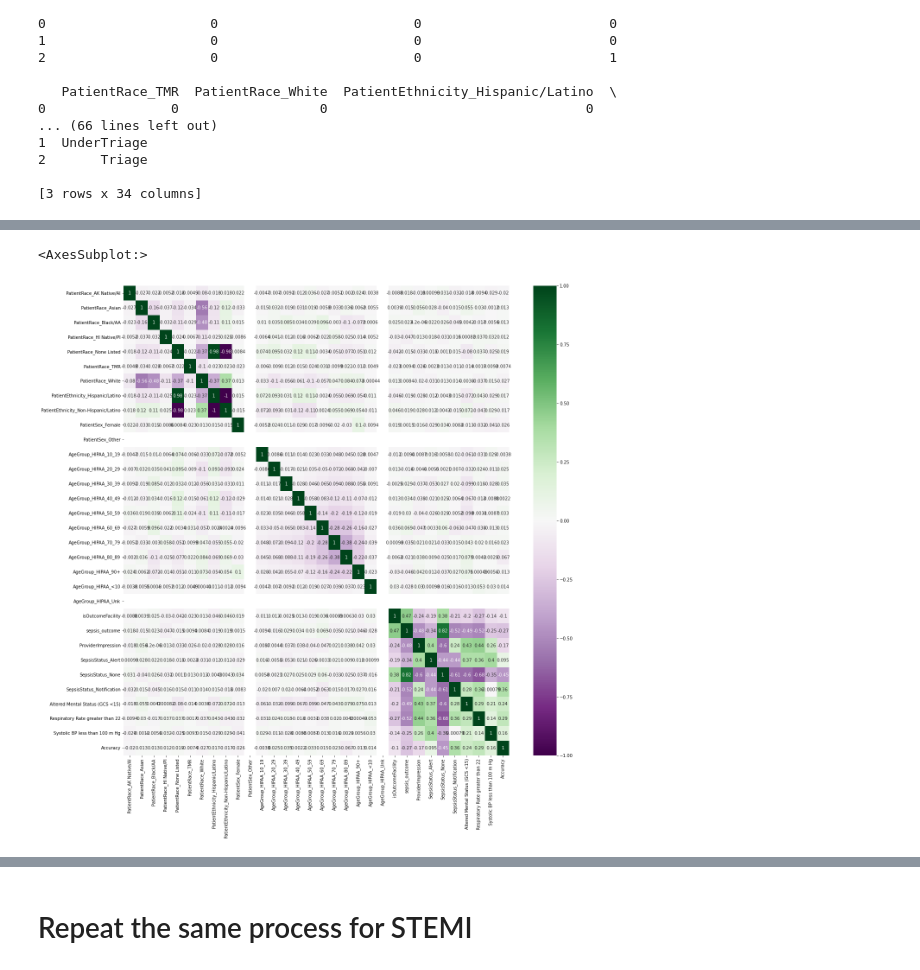
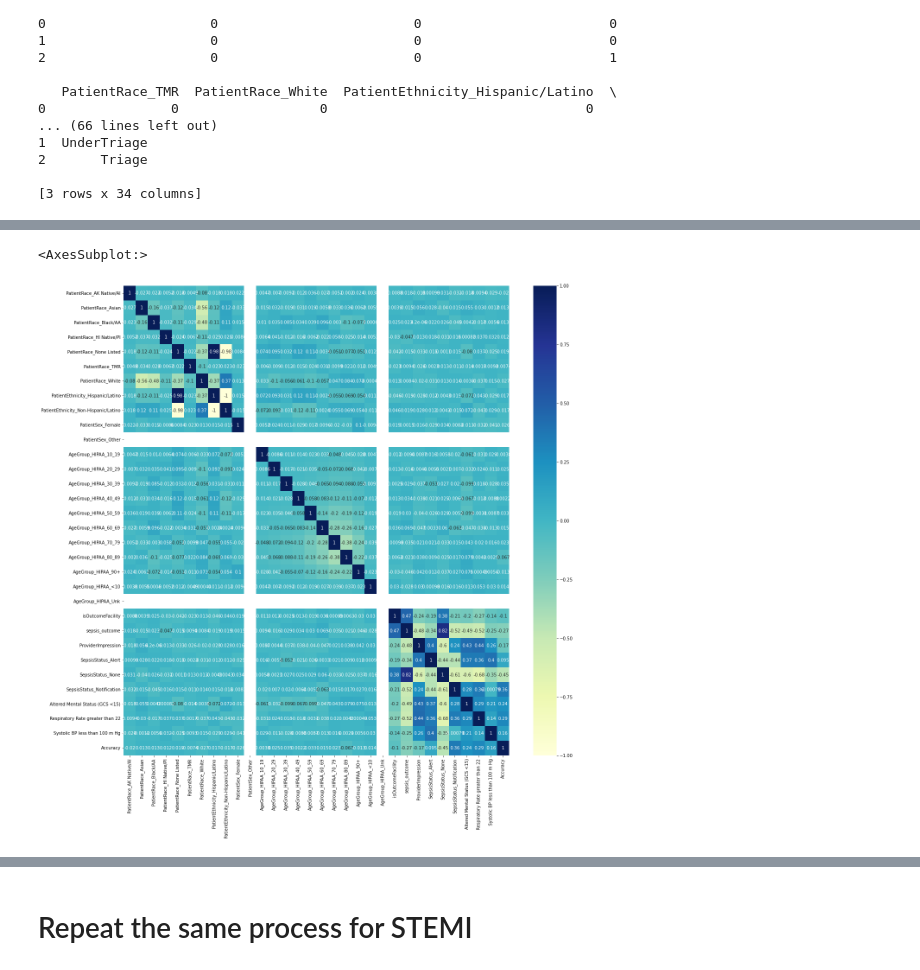
Before and after one commit to blesssong2020/Fairfax-Consultants---Summer2022-DEAN690, a Jupyter notebook: FFConsultants.ipynb, the cells around one changed output, grey strips where cells are left out. Cells and saved outputs as stored; diff of their text form; code cells hidden in the pictures.

```diff
--- a/FFConsultants.ipynb
+++ b/FFConsultants.ipynb
@@ -867,9 +843,9 @@ memory usage: 175.1+ KB
 # %%
 #https://medium.com/@szabo.bibor/how-to-create-a-seaborn-correlation-heatmap-in-python-834c0686b88e
 #Checking the correlations among attributes.
 
 plt.figure(figsize=(20,20))
-sns.heatmap(PdmSEPSIS.corr(),cbar=True,annot=True,cmap='PRGn')
+sns.heatmap(PdmSEPSIS.corr(),cbar=True,annot=True,cmap='YlGnBu') #vmin=0.3, vmax=0.99,
 # %% [output]
 <AxesSubplot:>
-[figure, old version]
+[figure, new version]
```
Also changed, not shown: parts of 91 cells of this notebook.
